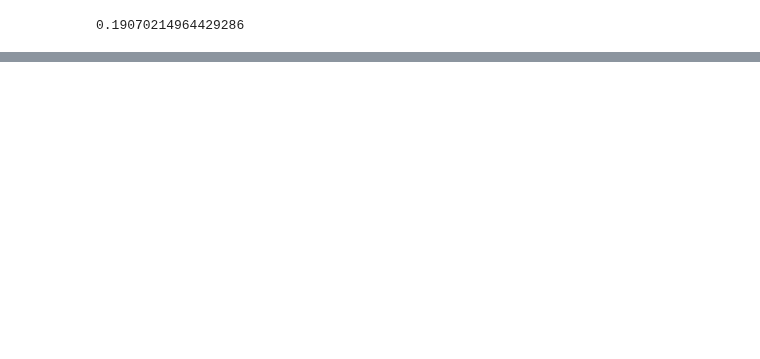
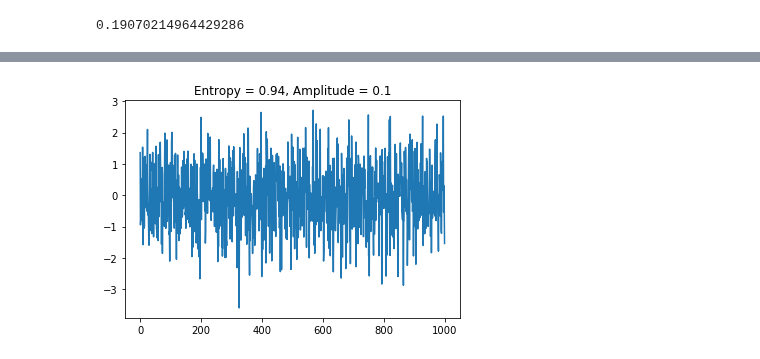
Before and after one commit to aricsanders/Jupyter-Notebooks, a Jupyter notebook: Example_Plots_spectral_entropy.ipynb, the cells around one changed output, grey strips where cells are left out. Saved outputs shown, nothing was run; the diff lists cells and outputs as text; code cells hidden in the pictures; blank space fills up the shorter version.

```diff
--- a/Example_Plots_spectral_entropy.ipynb
+++ b/Example_Plots_spectral_entropy.ipynb
@@ -344,0 +397,7 @@ plt.show()
+# %%
+plot_number=10
+plt.plot(noisy_signal[plot_number])
+plt.title("Entropy = {0:3.2g}, Amplitude = {1:3.2g}".format(entropy_mag_signal_list[plot_number],mag_signal[plot_number]))
+plt.show()
+# %% [output]
+[figure, added]
```
Also changed, not shown: parts of 33 cells of this notebook, 1 other file.
